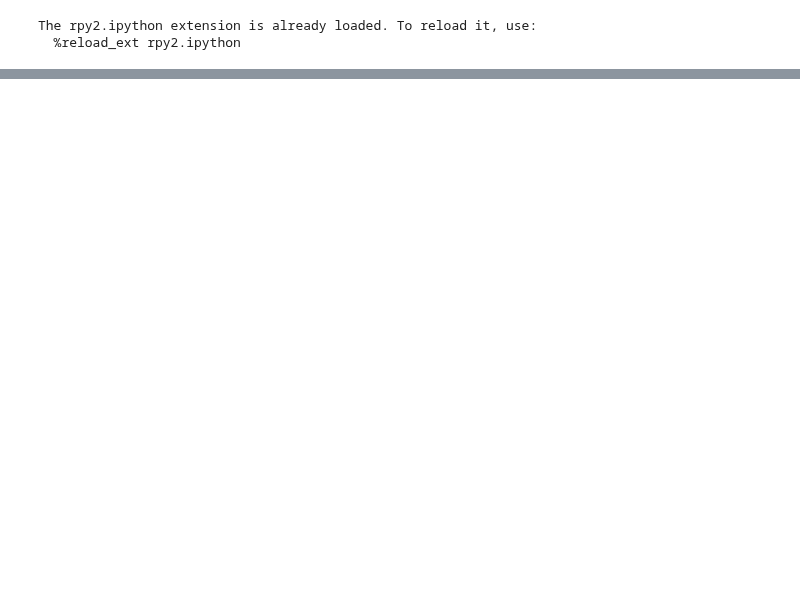
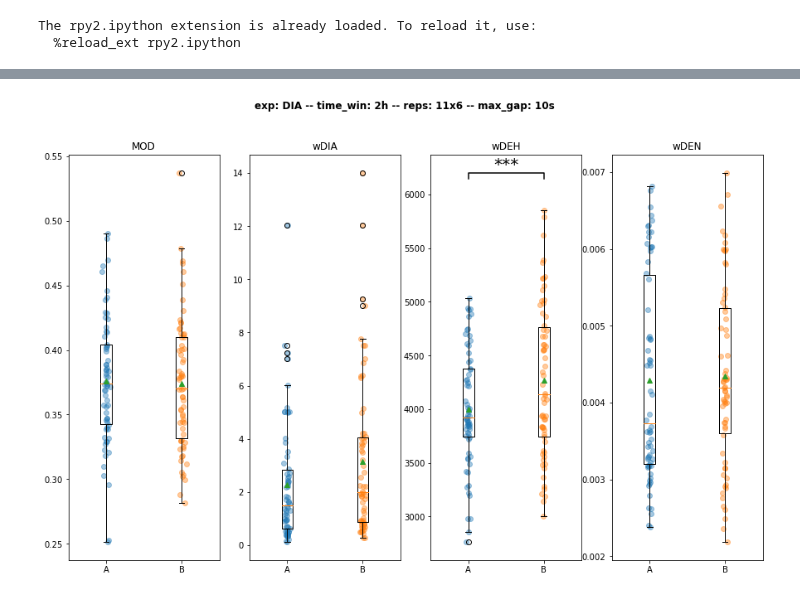
Before and after one commit to EnricoGavagnin/nest_topology_analysis, a Jupyter notebook: NTM_df_prop_processing.ipynb, the cells around one changed output, grey strips where cells are left out. Saved outputs shown, nothing was run; the diff lists cells and outputs as text; code cells hidden in the pictures; blank space fills up the shorter version.

Commit message:
stats included

```diff
--- a/NTM_df_prop_processing.ipynb
+++ b/NTM_df_prop_processing.ipynb
@@ -15,3 +71,51 @@ df = pd.read_pickle('data/prop_data_gap_12_2_1_05_ct_NEST.pkl').drop_duplicates(
+# %%
+# Raw data specific property
+fig, axs = plt.subplots(1, len(prop_list))
+
+for idx_p, p in enumerate(prop_list):
+
+    # dataframe for a-b comparison
+    df_ab = pd.DataFrame()
+    df_ab.insert(0, 'A', list(df_filt[p].iloc[::2]))
+    df_ab.insert(1, 'B', list(df_filt[p].iloc[1::2]))
+    df_ab
+
+
+    # Plotting
+    vals, names, xs = [],[],[]
+    for i, col in enumerate(df_ab.columns):
+        vals.append(df_ab[col].values)
+        names.append(col)
+        xs.append(np.random.normal(i + 1, 0.02, df_ab[col].values.shape[0]))  # adds jitter to the data points - can be adjusted
+
+
+    box_plot = axs[idx_p].boxplot(vals, labels=names, showmeans=True)
+    for x, val in zip(xs, vals):
+        axs[idx_p].scatter(x, val, alpha=0.4)
+
+    means = df_ab.mean()
+    stds =  df_ab.std()
+
+    axs[idx_p].set_title(p)
+
+    # statistical annotation
+    if pv_dict[p]<=0.05:
+        stat_sign = '*' + (pv_dict[p]<=0.01)*'*' + (pv_dict[p]<=0.001)*'*' + (pv_dict[p]<=0.0001)*'*'
+        x1, x2 = 1, 2   # columns 'Sat' and 'Sun' (first column: 0, see plt.xticks())
+        mm =np.max(df_ab.max())
+        y, h, col = 1.05*mm, 0.01*mm, 'k'
+        axs[idx_p].plot([x1, x1, x2, x2], [y, y+h, y+h, y], lw=1.5, c=col)
+        axs[idx_p].text((x1+x2)*.5, y+h, stat_sign, ha='center', va='bottom', color=col, fontsize=20)
+
+fig = plt.suptitle('exp: ' + exp +
+                    ' -- time_win: ' + str(time_win) + 'h'
+                    ' -- reps: ' + str(int(len(df_ab)*time_win/12)) + 'x' + str(int(12/time_win)) +
+                    ' -- max_gap: ' + str(max_gap) + 's',
+                   fontweight="bold")
+
+plt.show()
+# %% [output]
+[figure, added]
 # %%
 #===== RELATIVE DIFFERENCE =====
 
```
Also changed, not shown: parts of 9 cells of this notebook, 2 other files.
